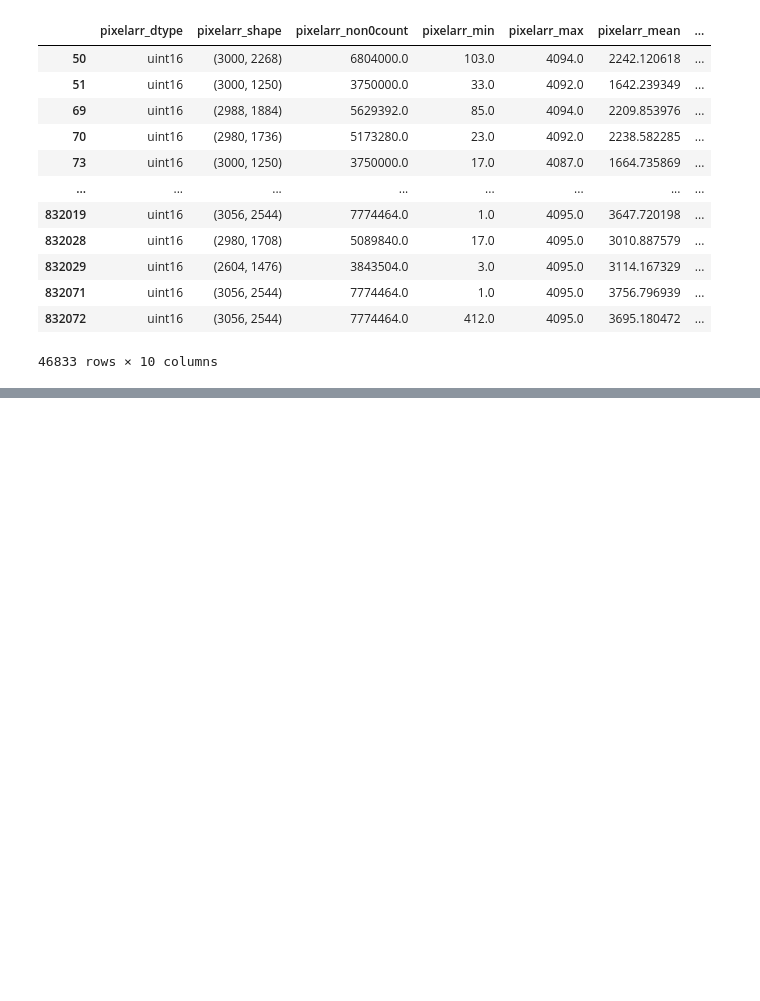
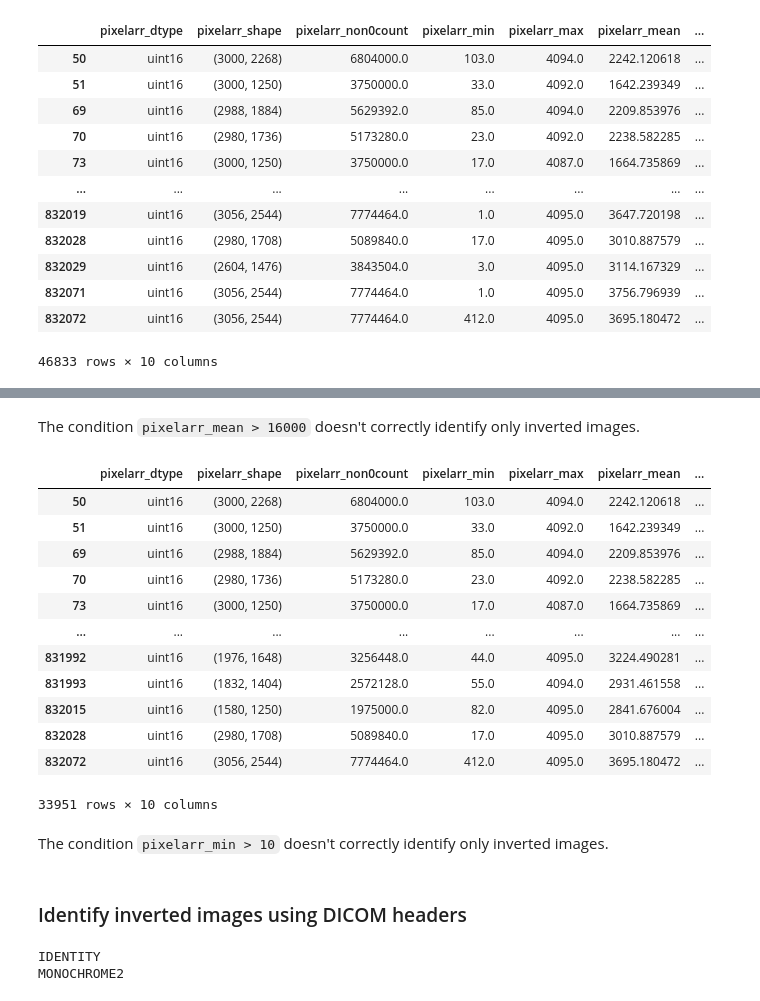
Before and after one commit to niklasbuehler/radiograph-pretraining, a Jupyter notebook: notebooks/Data Exploration.ipynb, the cells around one changed output, grey strips where cells are left out. Drawn from its saved outputs; the diff is of its cells as text; code cells hidden in the pictures; blank space fills up the shorter version.

```diff
--- a/notebooks/Data Exploration.ipynb
+++ b/notebooks/Data Exploration.ipynb
@@ -466,0 +557,19 @@ invert_image(832071)
+# %% [markdown]
+The condition `pixelarr_mean > 16000` doesn't correctly identify only inverted images.
+# %%
+inv_df_3 = df.loc[df['pixelarr_min'] > 10]
+inv_df_3[pixelarr_cols]
+# %% [output]
+|  | pixelarr_dtype | pixelarr_shape | pixelarr_non0count | pixelarr_min | pixelarr_max | pixelarr_mean | ... |
+| 50 | uint16 | (3000, 2268) | 6804000.0 | 103.0 | 4094.0 | 2242.120618 | ... |
+| 51 | uint16 | (3000, 1250) | 3750000.0 | 33.0 | 4092.0 | 1642.239349 | ... |
+| 69 | uint16 | (2988, 1884) | 5629392.0 | 85.0 | 4094.0 | 2209.853976 | ... |
+| 70 | uint16 | (2980, 1736) | 5173280.0 | 23.0 | 4092.0 | 2238.582285 | ... |
+| 73 | uint16 | (3000, 1250) | 3750000.0 | 17.0 | 4087.0 | 1664.735869 | ... |
+| ... | ... | ... | ... | ... | ... | ... | ... |
+| 831992 | uint16 | (1976, 1648) | 3256448.0 | 44.0 | 4095.0 | 3224.490281 | ... |
+| 831993 | uint16 | (1832, 1404) | 2572128.0 | 55.0 | 4094.0 | 2931.461558 | ... |
+| 832015 | uint16 | (1580, 1250) | 1975000.0 | 82.0 | 4095.0 | 2841.676004 | ... |
+| 832028 | uint16 | (2980, 1708) | 5089840.0 | 17.0 | 4095.0 | 3010.887579 | ... |
+| 832072 | uint16 | (3056, 2544) | 7774464.0 | 412.0 | 4095.0 | 3695.180472 | ... |
+33951 rows × 10 columns
@@ -466,0 +581,4 @@ invert_image(832071)
+# %% [markdown]
+The condition `pixelarr_min > 10` doesn't correctly identify only inverted images.
+# %% [markdown]
+### Identify inverted images using DICOM headers
@@ -466,0 +590,6 @@ invert_image(832071)
+# %%
+print(dicom_entry_normal.PresentationLUTShape)
+print(dicom_entry_normal.PhotometricInterpretation)
+# %% [output]
+IDENTITY
+MONOCHROME2
```
Also changed, not shown: parts of 47 cells of this notebook.
